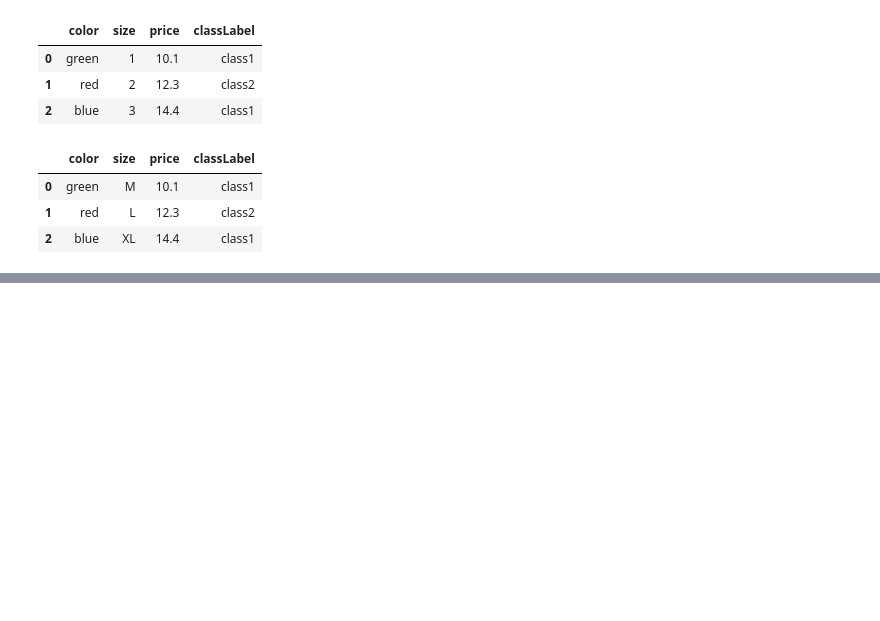
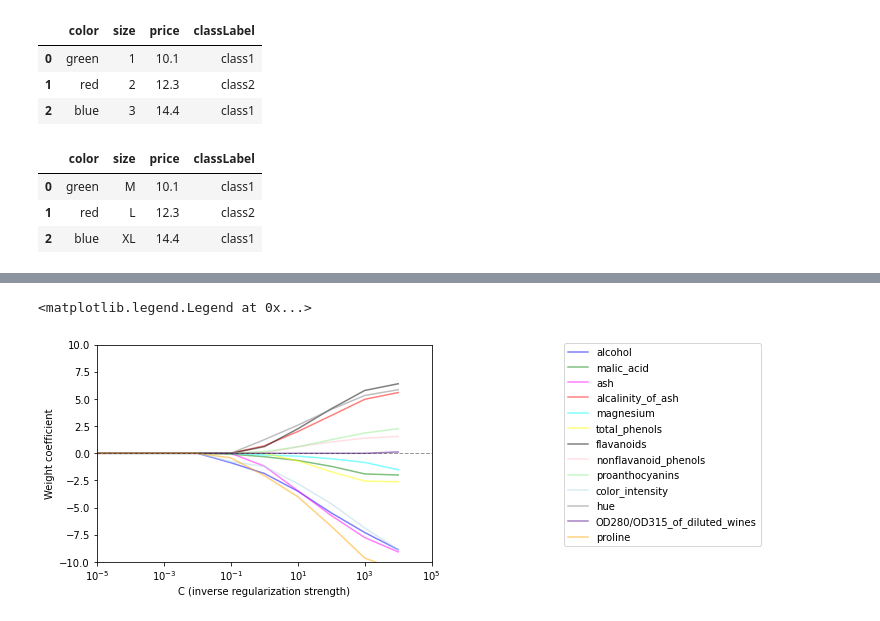
Before and after one commit to eirikbaekkelund/machine_learning_pytorch, a Jupyter notebook: ch4_data_preprocessing/ch04.ipynb, the cells around one changed output, grey strips where cells are left out. Cells and saved outputs as stored; diff of their text form; code cells hidden in the pictures; blank space fills up the shorter version.

```diff
--- a/ch4_data_preprocessing/ch04.ipynb
+++ b/ch4_data_preprocessing/ch04.ipynb
@@ -119,0 +321,16 @@ df
+# %%
+# regularization in scikit-learn
+from sklearn.linear_model import LogisticRegression
+lr = LogisticRegression(penalty='l1', C=1.0, solver='liblinear', multi_class='ovr')
+# we choose l1 regularization with C = 1 (this is default and can be altered)
+# the smaller C (C is inversely proportional to the regularization parameter) is, the smaller is the weights, vice versa
+# also the lbfgs solver does not support l1 regularized loss optimization
+
+X_train_std = ss.fit_transform(X_train)
+X_train_std = ss.transform(X_train)
+X_test_std = ss.fit_transform(X_test)
+X_test_std = ss.transform(X_test)
+
+lr.fit(X_train_std, y_train)
+print("Training accuracy: ", lr.score(X_train_std, y_train))
+print("Test accuracy: ", lr.score(X_test_std, y_test))
@@ -119,0 +356,33 @@ df
+# %%
+import matplotlib.pyplot as plt
+
+fig = plt.figure()
+ax = plt.subplot(111)
+colors = ['blue', 'green', 'magenta', 'red', 'cyan',
+          'yellow', 'black', 'pink', 'lightgreen',
+          'lightblue', 'gray', 'indigo', 'orange']
+
+weights, params = [], []
+
+for c in np.arange(-5,5):
+    lr = LogisticRegression(penalty='l1', C=10.0**c, solver='liblinear', multi_class='ovr', random_state=1)
+    lr.fit(X_train_std, y_train)
+    weights.append(lr.coef_[1])
+    params.append(10.0**c)
+
+weights = np.array(weights)
+
+for column, color in zip(range(weights.shape[1]), colors):
+    plt.plot(params, weights[:,column], label=df_wine.columns[column+1], color=color, alpha=0.5)
+
+plt.axhline(0,color='black', linestyle='--', linewidth=1, alpha=0.4)
+plt.xlim([10.0**(-5),10.0**5])
+plt.ylim([-10, 10])
+plt.ylabel('Weight coefficient')
+plt.xlabel('C (inverse regularization strength)')
+plt.xscale('log')
+plt.legend(loc='best')
+ax.legend(loc='best', bbox_to_anchor=(1.38,1.03), ncol=1, fancybox=True)
+# %% [output]
+<matplotlib.legend.Legend at 0x...>
+[figure, added]
```
Also changed, not shown: parts of 29 cells of this notebook, 1 other file.
